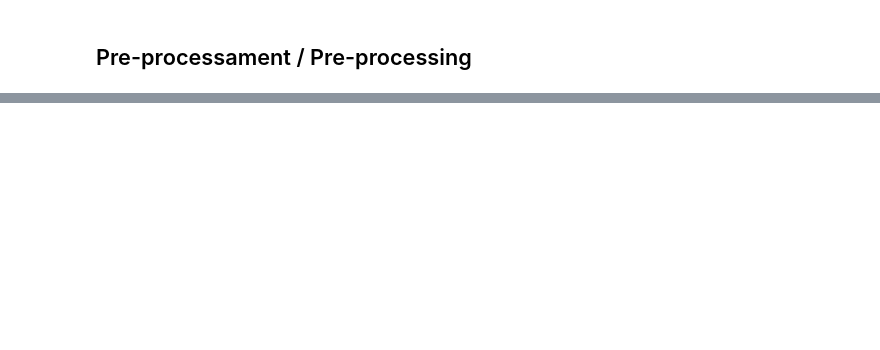
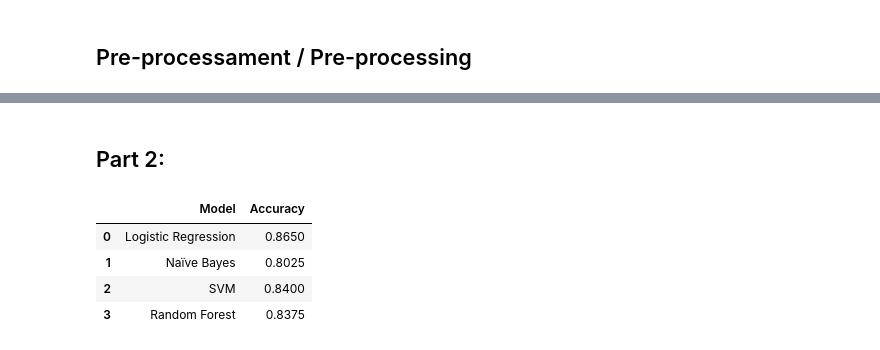
Before and after one commit to paulaa2/Practica2_PLH, a Jupyter notebook: main_updated.ipynb, the cells around one changed output, grey strips where cells are left out. Cells and saved outputs as stored; diff of their text form; code cells hidden in the pictures; blank space fills up the shorter version.

```diff
--- a/main_updated.ipynb
+++ b/main_updated.ipynb
@@ -113,0 +152,10 @@ results_df
+# %% [markdown]
+## Part 2:
+# %%
+results_df
+# %% [output]
+|  | Model | Accuracy |
+| 0 | Logistic Regression | 0.8650 |
+| 1 | Naïve Bayes | 0.8025 |
+| 2 | SVM | 0.8400 |
+| 3 | Random Forest | 0.8375 |
```
Also changed, not shown: parts of 10 cells of this notebook, 1 other file.
